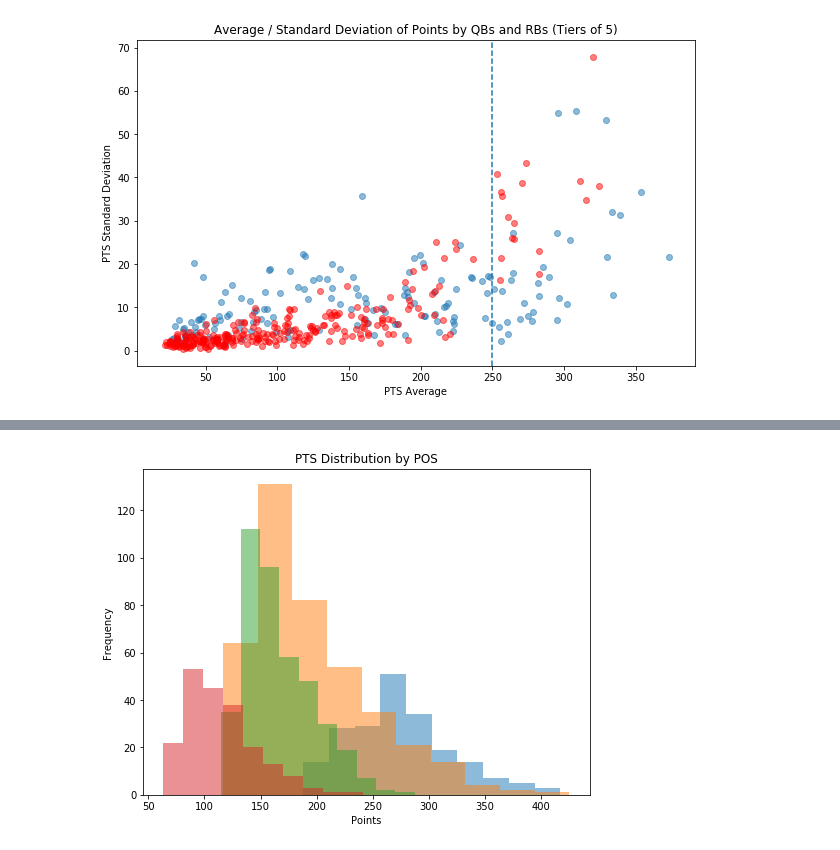
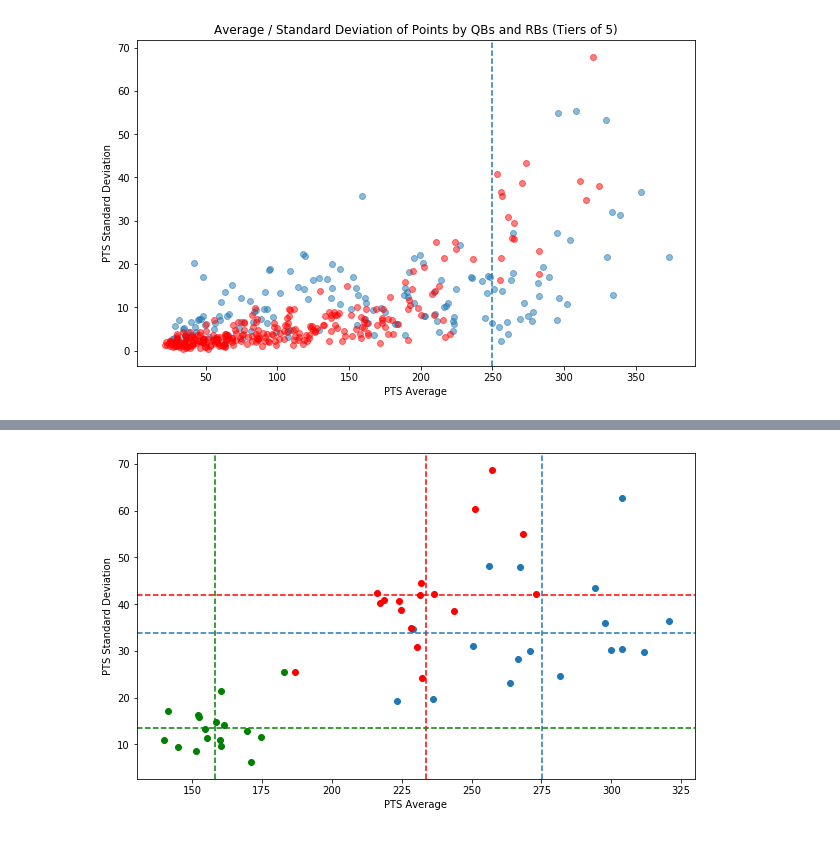
Before and after one commit to jlwalsh13/Capstone_1, a Jupyter notebook: fantasy_project.ipynb, the cells around one changed output, grey strips where cells are left out. Cells and saved outputs as stored; diff of their text form; code cells hidden in the pictures.

```diff
--- a/fantasy_project.ipynb
+++ b/fantasy_project.ipynb
@@ -314,14 +330,34 @@ plt.show()
 [figure]
 [figure]
-# %%
-plt.figure(figsize=(8,6))
-plt.hist(TOP[TOP.POS == 'QB'].PTS, alpha=.5)
-plt.hist(TOP[TOP.POS == 'RB'].PTS, alpha=.5)
-plt.hist(TOP[TOP.POS == 'WR'].PTS, alpha=.5)
-plt.hist(TOP[TOP.POS == 'TE'].PTS, alpha=.5)
-plt.xlabel('Points')
-plt.ylabel('Frequency')
-plt.title('PTS Distribution by POS')
-plt.show()
-# %% [output]
-[figure, removed]
+# %%
+QB_mean = []
+RB_mean = []
+RB2_mean = []
+QB_std = []
+RB_std = []
+RB2_std = []
+
+for year in range(2002, 2019):
+    df = TOP[TOP.YEAR == year]
+    QB_mean.append(np.mean(df[df.POS == 'QB'].PTS))
+    QB_std.append(np.std(df[df.POS == 'QB'].PTS))
+    RB_mean.append(np.mean(df[df.POS == 'RB'][:12].PTS))
+    RB_std.append(np.std(df[df.POS == 'RB'][:12].PTS))
+    RB2_mean.append(np.mean(df[df.POS == 'RB'][12:].PTS))
+    RB2_std.append(np.std(df[df.POS == 'RB'][12:].PTS))
+
+plt.figure(figsize=(10,6))
+plt.scatter(QB_mean, QB_std)
+plt.scatter(RB_mean, RB_std, color='red')
+plt.scatter(RB2_mean, RB2_std, color='green')
+plt.xlabel('PTS Average')
+plt.ylabel('PTS Standard Deviation')
+plt.axvline(np.mean(QB_mean), linestyle='--')
+plt.axvline(np.mean(RB_mean), linestyle='--', color='red')
+plt.axvline(np.mean(RB2_mean), linestyle='--', color='green')
+plt.axhline(np.mean(QB_std), linestyle='--')
+plt.axhline(np.mean(RB_std), linestyle='--', color='red')
+plt.axhline(np.mean(RB2_std), linestyle='--', color='green')
+plt.show()
+# %% [output]
+[figure, added]
```
Also changed, not shown: parts of 11 cells of this notebook.
